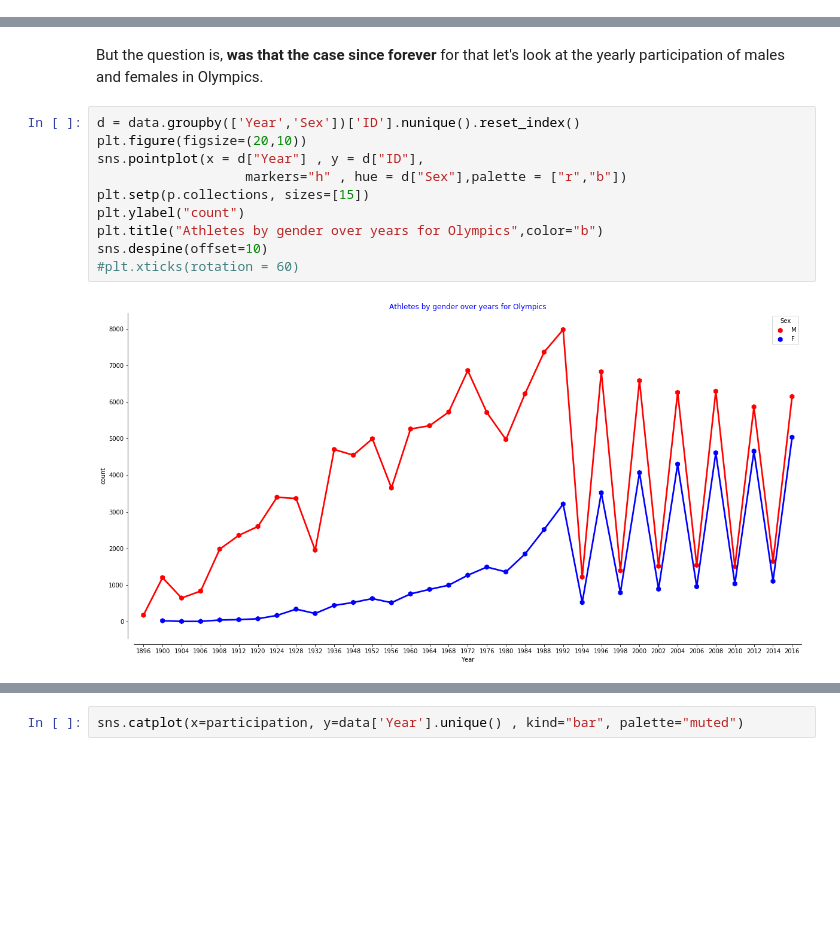
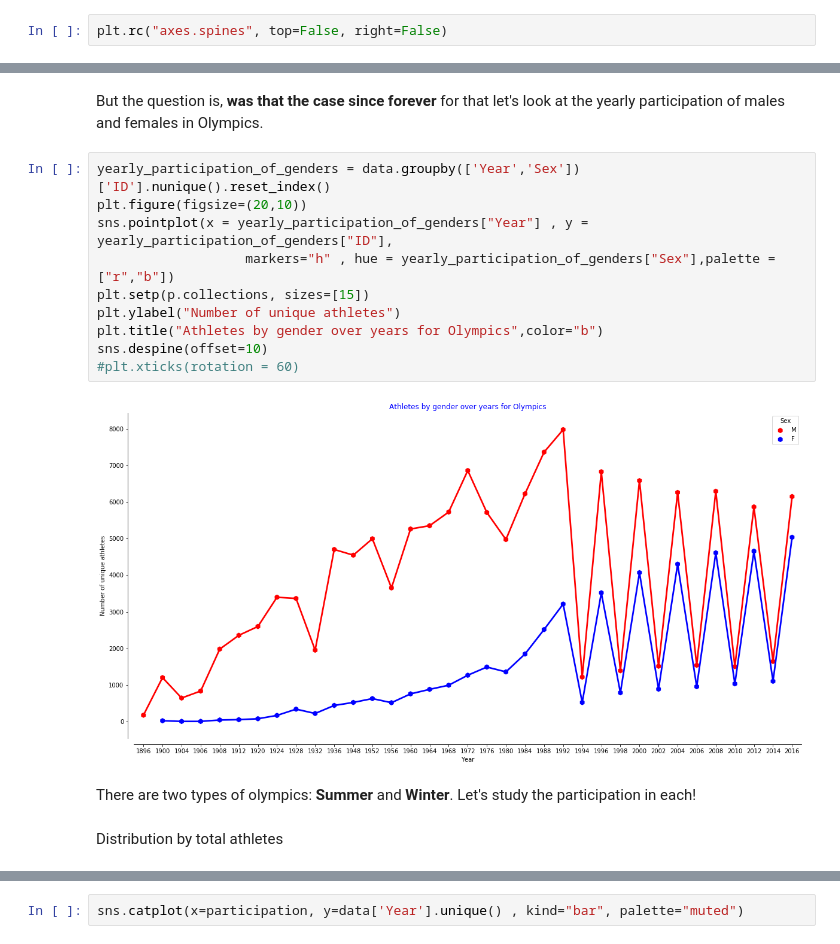
Before and after one commit to nauman-chaudhary/OlympicsDataExploration, a Jupyter notebook: Olympics_Data_Exploration.ipynb, the cells around one changed output, grey strips where cells are left out. Saved outputs shown, nothing was run; the diff lists cells and outputs as text; blank space fills up the shorter version.

```diff
--- a/Olympics_Data_Exploration.ipynb
+++ b/Olympics_Data_Exploration.ipynb
@@ -6,6 +6,8 @@ import pandas as pd
 import matplotlib.pyplot as plt
 import seaborn as sns
 import scipy as sc
+# %%
+plt.rc("axes.spines", top=False, right=False)
 # %%
 import warnings
 warnings.filterwarnings('ignore')
@@ -88,14 +132,18 @@ Clearly, male participation is more than the double of female participation
 But the question is, __was that the case since forever__
 for that let's look at the yearly participation of males and females in Olympics.
 # %%
-d = data.groupby(['Year','Sex'])['ID'].nunique().reset_index()
+yearly_participation_of_genders = data.groupby(['Year','Sex'])['ID'].nunique().reset_index()
 plt.figure(figsize=(20,10))
-sns.pointplot(x = d["Year"] , y = d["ID"],
-                   markers="h" , hue = d["Sex"],palette = ["r","b"])
+sns.pointplot(x = yearly_participation_of_genders["Year"] , y = yearly_participation_of_genders["ID"],
+                   markers="h" , hue = yearly_participation_of_genders["Sex"],palette = ["r","b"])
 plt.setp(p.collections, sizes=[15])
-plt.ylabel("count")
+plt.ylabel("Number of unique athletes")
 plt.title("Athletes by gender over years for Olympics",color="b")
 sns.despine(offset=10)
 #plt.xticks(rotation = 60)
 # %% [output]
-[figure, old version]
+[figure, new version]
+# %% [markdown]
+There are two types of olympics: __Summer__ and __Winter__. Let's study the participation in each!
+# %% [markdown]
+Distribution by total athletes
```
Also changed, not shown: parts of 31 cells of this notebook.
